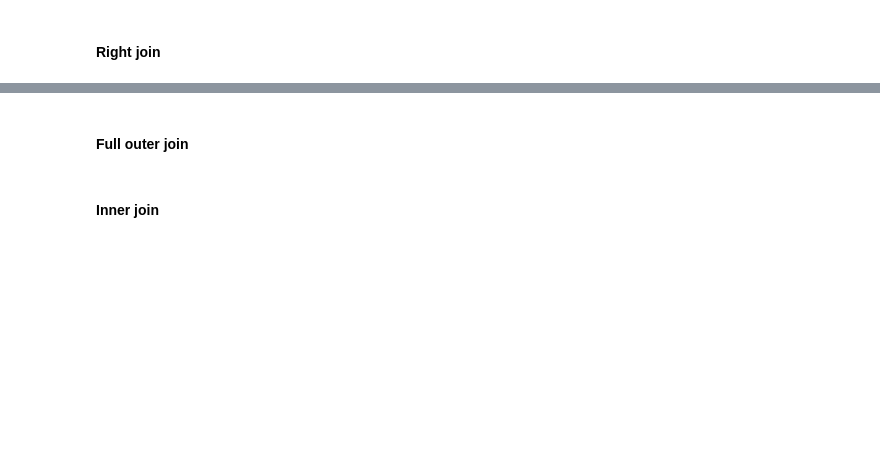
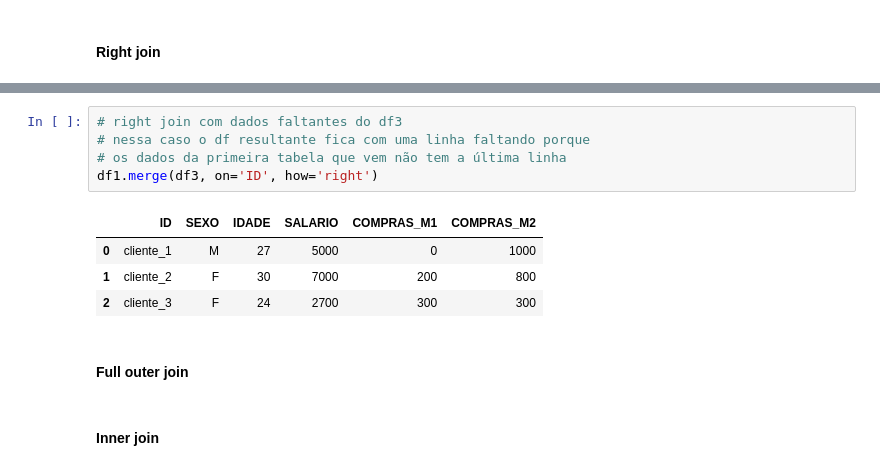
Before and after one commit to RaphaelfsOliveira/DataScience, a Jupyter notebook: EBAC Curso Ciência de Dados/Cientista de Dados/modulo_5_limpeza_e_preparacao_de_dados.ipynb, the cells around one changed output, grey strips where cells are left out. Cells and saved outputs as stored; diff of their text form; blank space fills up the shorter version.

```diff
--- a/EBAC Curso Ciência de Dados/Cientista de Dados/modulo_5_limpeza_e_preparacao_de_dados.ipynb
+++ b/EBAC Curso Ciência de Dados/Cientista de Dados/modulo_5_limpeza_e_preparacao_de_dados.ipynb
@@ -718,3 +803,13 @@ text.replace('xTO', 'sta')
+# %%
+# right join com dados faltantes do df3
+# nessa caso o df resultante fica com uma linha faltando porque
+# os dados da primeira tabela que vem não tem a última linha
+df1.merge(df3, on='ID', how='right')
+# %% [output]
+|  | ID | SEXO | IDADE | SALARIO | COMPRAS_M1 | COMPRAS_M2 |
+| 0 | cliente_1 | M | 27 | 5000 | 0 | 1000 |
+| 1 | cliente_2 | F | 30 | 7000 | 200 | 800 |
+| 2 | cliente_3 | F | 24 | 2700 | 300 | 300 |
 # %% [markdown]
 #### Full outer join
 # %% [markdown]
```
Also changed, not shown: parts of 9 cells of this notebook.
